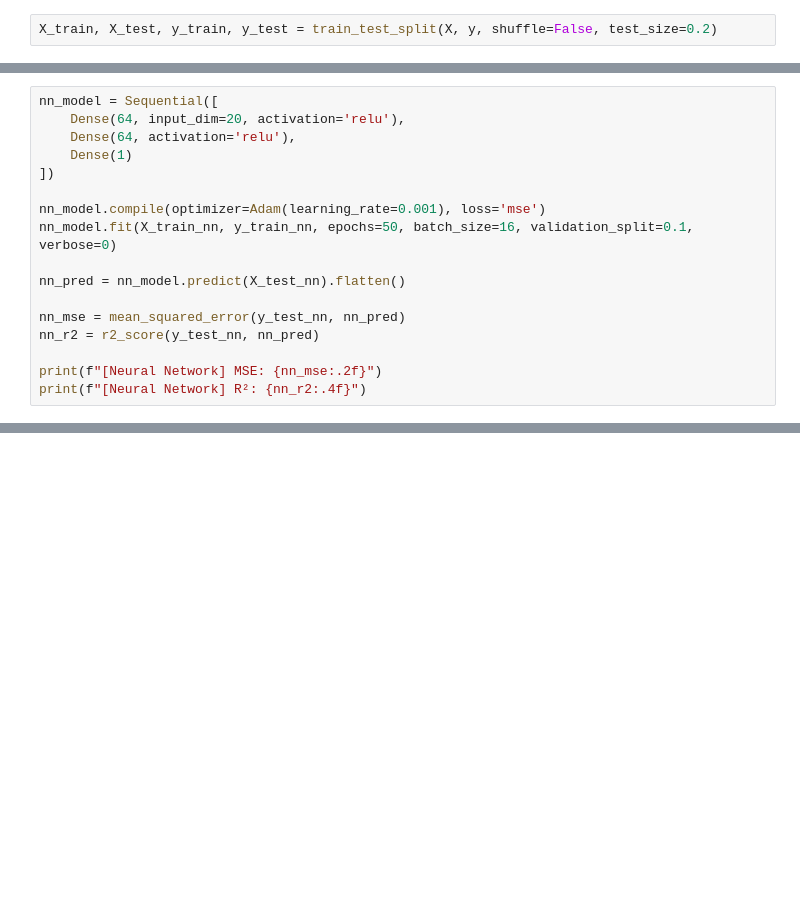
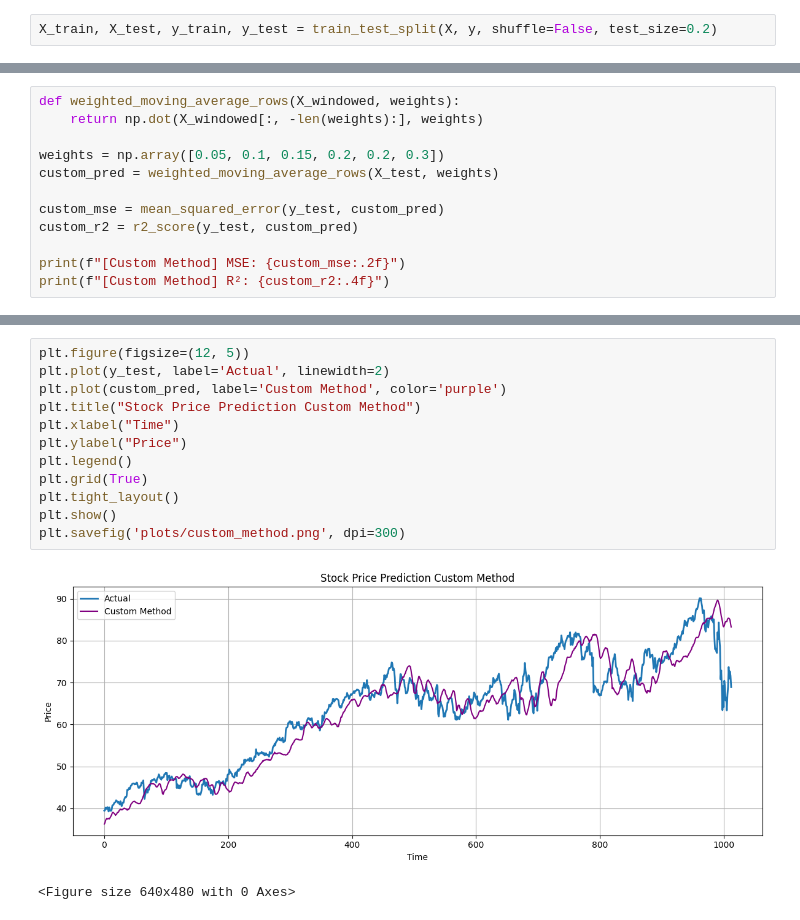
Before and after one commit to WidyanH/Stock-Market-Predictor, a Jupyter notebook: stock_predictor.ipynb, the cells around one changed output, grey strips where cells are left out. Cells and saved outputs as stored; diff of their text form; blank space fills up the shorter version.

```diff
--- a/stock_predictor.ipynb
+++ b/stock_predictor.ipynb
@@ -79,18 +87,13 @@ X_train_nn, X_test_nn, y_train_nn, y_test_nn = train_test_split(X_scaled, y, shu
 # %%
-nn_model = Sequential([
-    Dense(64, input_dim=20, activation='relu'),
-    Dense(64, activation='relu'),
-    Dense(1)
-])
+def weighted_moving_average_rows(X_windowed, weights):
+    return np.dot(X_windowed[:, -len(weights):], weights)
 
-nn_model.compile(optimizer=Adam(learning_rate=0.001), loss='mse')
-nn_model.fit(X_train_nn, y_train_nn, epochs=50, batch_size=16, validation_split=0.1, verbose=0)
+weights = np.array([0.05, 0.1, 0.15, 0.2, 0.2, 0.3])
+custom_pred = weighted_moving_average_rows(X_test, weights)
 
-nn_pred = nn_model.predict(X_test_nn).flatten()
+custom_mse = mean_squared_error(y_test, custom_pred)
+custom_r2 = r2_score(y_test, custom_pred)
 
-nn_mse = mean_squared_error(y_test_nn, nn_pred)
-nn_r2 = r2_score(y_test_nn, nn_pred)
-
-print(f"[Neural Network] MSE: {nn_mse:.2f}")
-print(f"[Neural Network] R²: {nn_r2:.4f}")
+print(f"[Custom Method] MSE: {custom_mse:.2f}")
+print(f"[Custom Method] R²: {custom_r2:.4f}")
 # %% [output]
@@ -138,0 +165,15 @@ plt.show()
+# %%
+plt.figure(figsize=(12, 5))
+plt.plot(y_test, label='Actual', linewidth=2)
+plt.plot(custom_pred, label='Custom Method', color='purple')
+plt.title("Stock Price Prediction Custom Method")
+plt.xlabel("Time")
+plt.ylabel("Price")
+plt.legend()
+plt.grid(True)
+plt.tight_layout()
+plt.show()
+plt.savefig('plots/custom_method.png', dpi=300)
+# %% [output]
+[figure, added]
+<Figure size 640x480 with 0 Axes>
```
Also changed, not shown: parts of 12 cells of this notebook.
